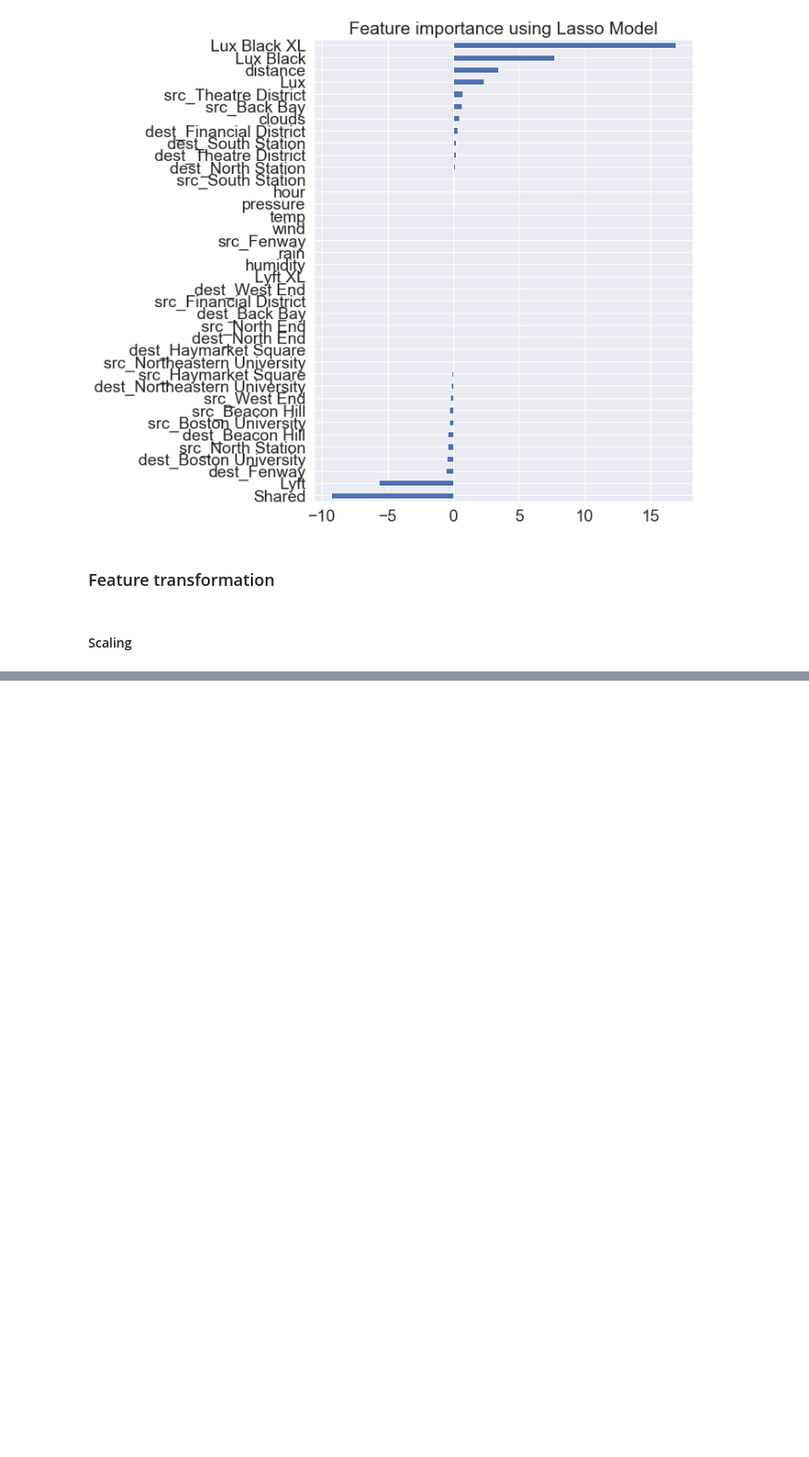
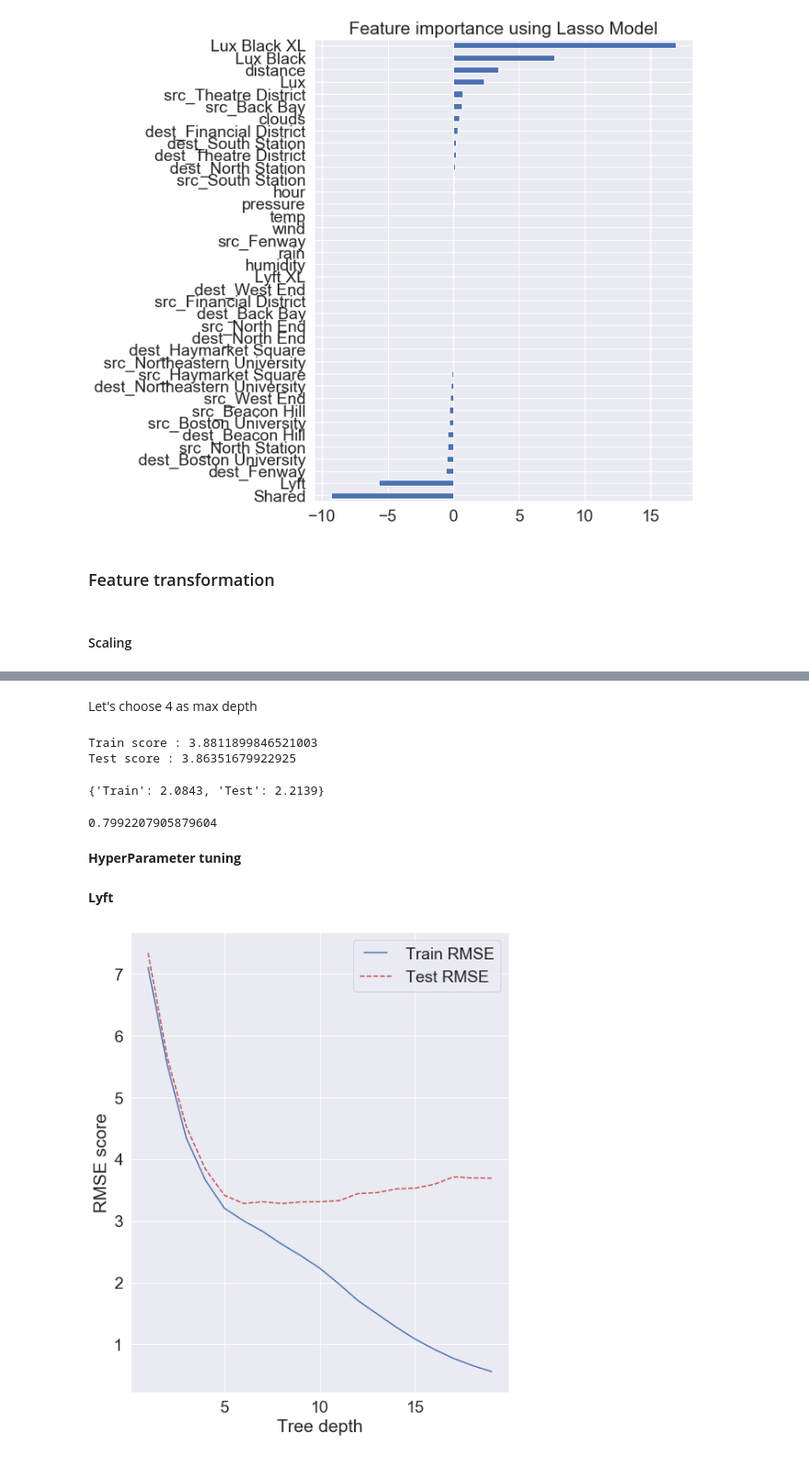
Before and after one commit to hc93/Uber-Lyft-Price-Prediction-With-Surge-Price, a Jupyter notebook: Final project.ipynb, the cells around one changed output, grey strips where cells are left out. Shown at 92% size. Cells and saved outputs as stored; diff of their text form; code cells hidden in the pictures; blank space fills up the shorter version.

Commit message:
Hyperparameter Tuning

```diff
--- a/Final project.ipynb
+++ b/Final project.ipynb
@@ -1055,0 +1265,44 @@ lyft_X = pd.concat([lyft_std, lyft_X], axis=1)
+# %% [markdown]
+Let's choose 4 as max depth
+# %%
+dtree = DecisionTreeRegressor(criterion='mse', max_depth=3, max_features=None,
+           max_leaf_nodes=None, min_impurity_decrease=0.0,
+           min_impurity_split=None, min_samples_leaf=0.1,
+           min_samples_split=0.1, min_weight_fraction_leaf=0.0,
+           presort=False, random_state=None, splitter='best')
+
+dtree.fit(X_trainu, y_trainu)
+
+train_pred = dtree.predict(X_trainu)
+
+tr_rmse = np.sqrt(mean_squared_error(y_trainu, train_pred))
+print(f'Train score : {tr_rmse}')
+predicted = dtree.predict(X_testu)
+rmse = np.sqrt(mean_squared_error(y_testu, predicted))
+print(f'Test score : {rmse}')
+
+# cross_val_score(DecisionTreeRegressor(), X_trainu, y_trainu, cv=5, n_jobs=-1)
+# %% [output]
+Train score : 3.8811899846521003
+Test score : 3.86351679922925
+# %%
+train_cv = cross_val_score(DecisionTreeRegressor(), X_trainu, y_trainu, cv=5, n_jobs=-1,scoring='neg_mean_squared_error')
+train_rmse = np.sqrt(np.abs(train_cv)).mean()
+
+test_cv = cross_val_score(DecisionTreeRegressor(), X_testu, y_testu, cv=5, n_jobs=-1,scoring='neg_mean_squared_error')
+test_rmse = np.sqrt(np.abs(test_cv)).mean()
+
+dt_reg_uber = {}
+dt_reg_uber['Train'] = round(train_rmse, 4)
+dt_reg_uber['Test'] = round(test_rmse, 4)
+dt_reg_uber
+# %% [output]
+{'Train': 2.0843, 'Test': 2.2139}
+# %%
+# R squared for model
+dt_reg_uber['R2'] = r2_score(y_testu, predicted)
+dt_reg_uber['R2']
+# %% [output]
+0.7992207905879604
+# %% [markdown]
+**HyperParameter tuning**
@@ -1055,0 +1317,27 @@ lyft_X = pd.concat([lyft_std, lyft_X], axis=1)
+# %% [markdown]
+**Lyft**
+# %%
+X_trainl, X_testl, y_trainl, y_testl = train_test_split(lyft_leX, lyft_ley, test_size=0.3, random_state=42)
+# %%
+max_depth = range(1,20)
+train_results = []
+test_results = []
+for n in max_depth:
+    dt = DecisionTreeRegressor(max_depth=n)
+    dt.fit(X_trainl, y_trainl)
+    train_pred = dt.predict(X_trainl)
+    rmse = np.sqrt(mean_squared_error(y_trainl, train_pred))
+    train_results.append(rmse)
+    y_pred = dt.predict(X_testl)
+    ts_rmse = np.sqrt(mean_squared_error(y_testl, y_pred))
+    test_results.append(ts_rmse)
+# %%
+from matplotlib.legend_handler import HandlerLine2D
+line1, = plt.plot(max_depth, train_results, 'b', label='Train RMSE')
+line2, = plt.plot(max_depth, test_results, 'r--', label='Test RMSE')
+plt.legend(handler_map={line1: HandlerLine2D(numpoints=2)})
+plt.ylabel('RMSE score')
+plt.xlabel('Tree depth')
+plt.show()
+# %% [output]
+[figure, added]
```
Also changed, not shown: parts of 74 cells of this notebook.
